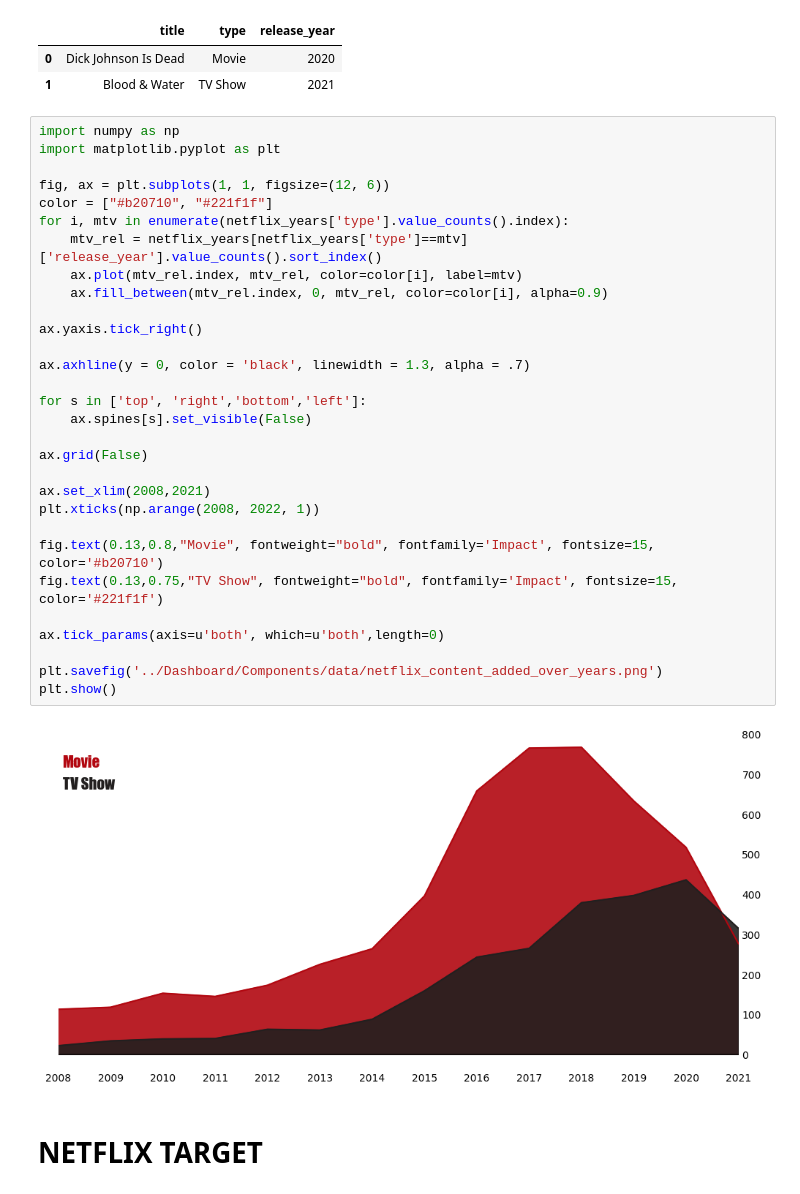
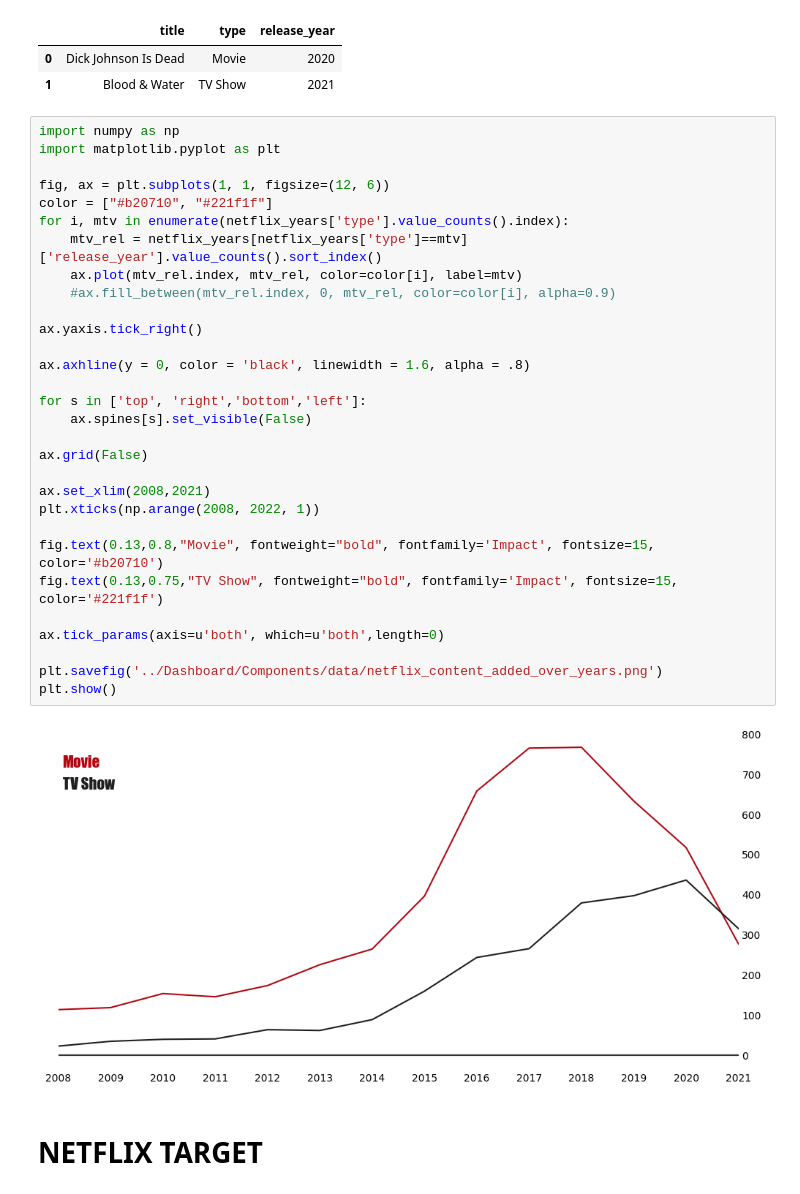
Before and after one commit to MarcoSorrenti/DataVisualization, a Jupyter notebook: src/data/netflix_contents_info.ipynb, the cells around one changed output. Drawn from its saved outputs; the diff is of its cells as text.

```diff
--- a/src/data/netflix_contents_info.ipynb
+++ b/src/data/netflix_contents_info.ipynb
@@ -415,35 +456,35 @@ netflix_years.head(2)
 # %%
 import numpy as np
 import matplotlib.pyplot as plt
 
 fig, ax = plt.subplots(1, 1, figsize=(12, 6))
 color = ["#b20710", "#221f1f"]
 for i, mtv in enumerate(netflix_years['type'].value_counts().index):
     mtv_rel = netflix_years[netflix_years['type']==mtv]['release_year'].value_counts().sort_index()
     ax.plot(mtv_rel.index, mtv_rel, color=color[i], label=mtv)
-    ax.fill_between(mtv_rel.index, 0, mtv_rel, color=color[i], alpha=0.9)
+    #ax.fill_between(mtv_rel.index, 0, mtv_rel, color=color[i], alpha=0.9)
 
 ax.yaxis.tick_right()
 
-ax.axhline(y = 0, color = 'black', linewidth = 1.3, alpha = .7)
+ax.axhline(y = 0, color = 'black', linewidth = 1.6, alpha = .8)
 
 for s in ['top', 'right','bottom','left']:
     ax.spines[s].set_visible(False)
 
 ax.grid(False)
 
 ax.set_xlim(2008,2021)
 plt.xticks(np.arange(2008, 2022, 1))
 
 fig.text(0.13,0.8,"Movie", fontweight="bold", fontfamily='Impact', fontsize=15, color='#b20710')
 fig.text(0.13,0.75,"TV Show", fontweight="bold", fontfamily='Impact', fontsize=15, color='#221f1f')
 
 ax.tick_params(axis=u'both', which=u'both',length=0)
 
 plt.savefig('../Dashboard/Components/data/netflix_content_added_over_years.png')
 plt.show()
 # %% [output]
-[figure, old version]
+[figure, new version]
 # %% [markdown]
 # NETFLIX TARGET
 # %%
```
Also changed, not shown: parts of 6 cells of this notebook, 13 other files.
